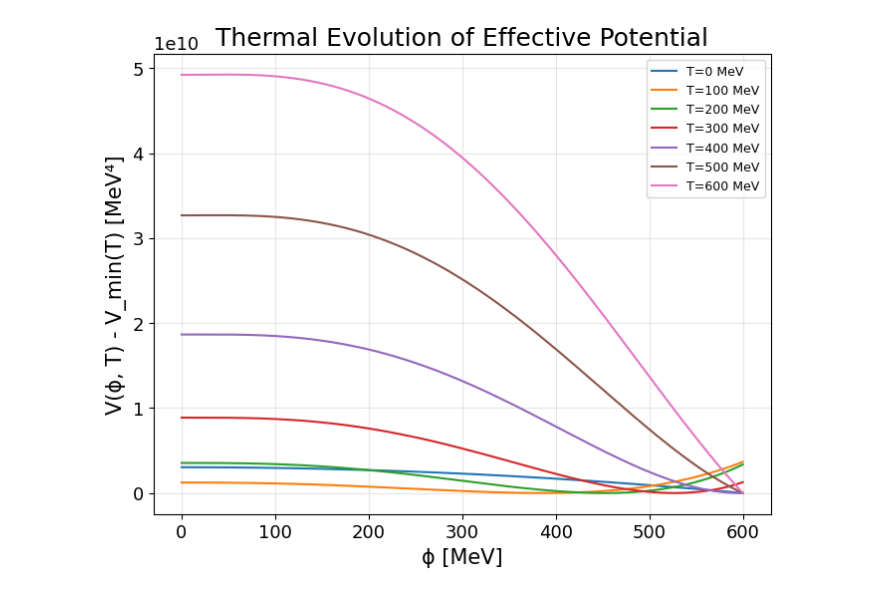
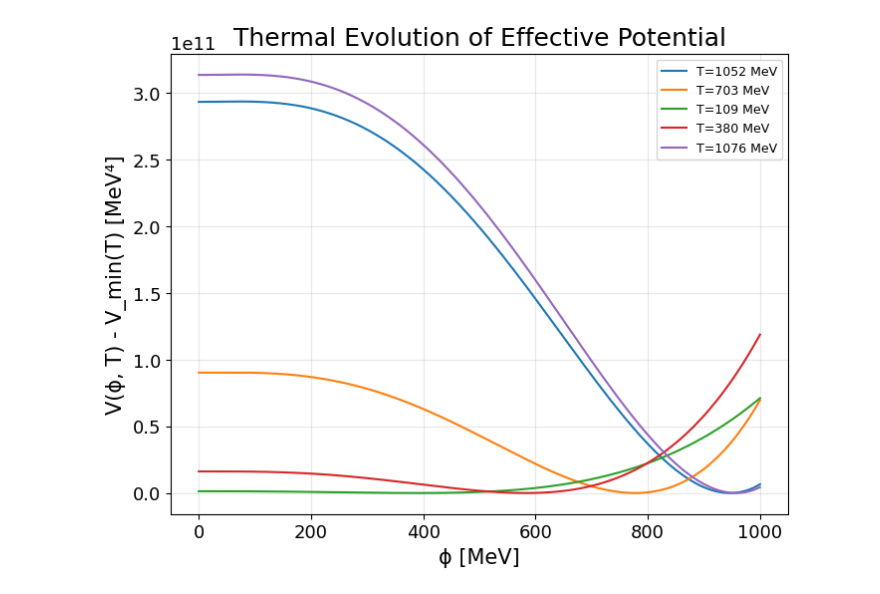
Before and after one commit to sajibsakhawat/ELENA, a Jupyter notebook: Abelian_Higgs.ipynb, the cells around one changed output. Cells and saved outputs as stored; diff of their text form; code cells hidden in the pictures.

```diff
--- a/Abelian_Higgs.ipynb
+++ b/Abelian_Higgs.ipynb
@@ -214,7 +214,7 @@ plt.rcParams.update({
 # -------------------------------
 vev   = 500.0                  # plot window scale [MeV]
 units = "MeV"
-temps = [0.0, 50.0, 100.0,150.0]  # scan a few T
+temps = np.random.uniform(0, vev, size=5)  # scan a few T
 phi   = np.linspace(0, 1.5*vev, 2601)
 
 # -------------------------------
@@ -322,22 +457,22 @@ for T in temps:
 # %%
 import numpy as np
 import matplotlib.pyplot as plt
 
 
-Tscan = np.linspace(0, 600, 25)   # MeV
-phi   = np.linspace(0, 600, 2001)
+Tscan = np.random.uniform(0, 2.5*vev, size=20)   # MeV
+phi   = np.linspace(0, 1000, 2001)
 
 plt.figure(figsize=(8,6))
 for T in Tscan[::4]:  # plot a few representative temperatures
     Vvals = V(phi, T)
     Vvals -= Vvals.min()           # normalize so min=0 for visibility
     plt.plot(phi, Vvals, label=f"T={T:.0f} MeV")
 
 plt.xlabel("ϕ [MeV]")
 plt.ylabel("V(ϕ, T) - V_min(T) [MeV⁴]")
 plt.title("Thermal Evolution of Effective Potential")
 plt.legend(fontsize=9)
 plt.grid(alpha=0.3)
 plt.show()
 # %% [output]
-[figure, old version]
+[figure, new version]
```
Also changed, not shown: parts of 3 cells of this notebook.
